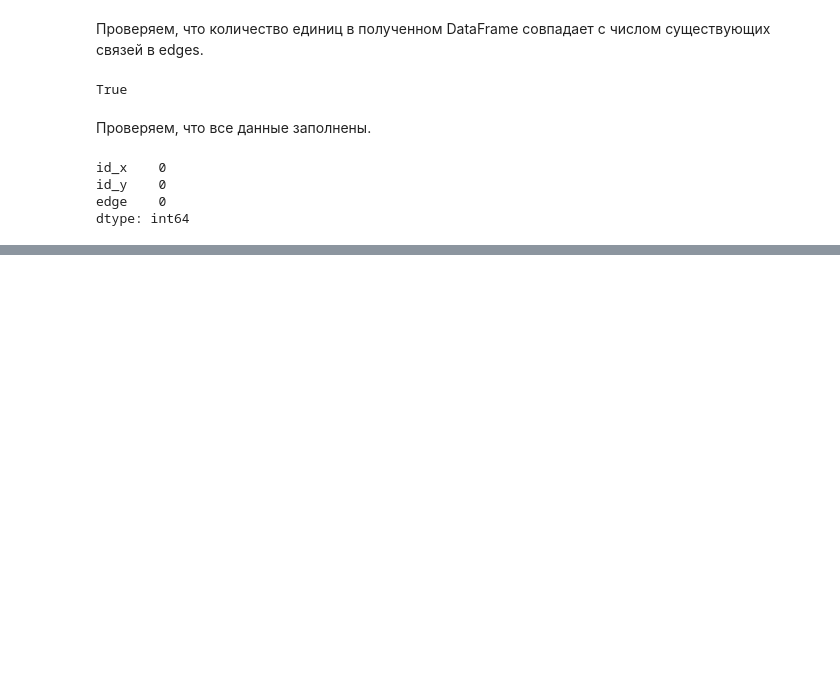
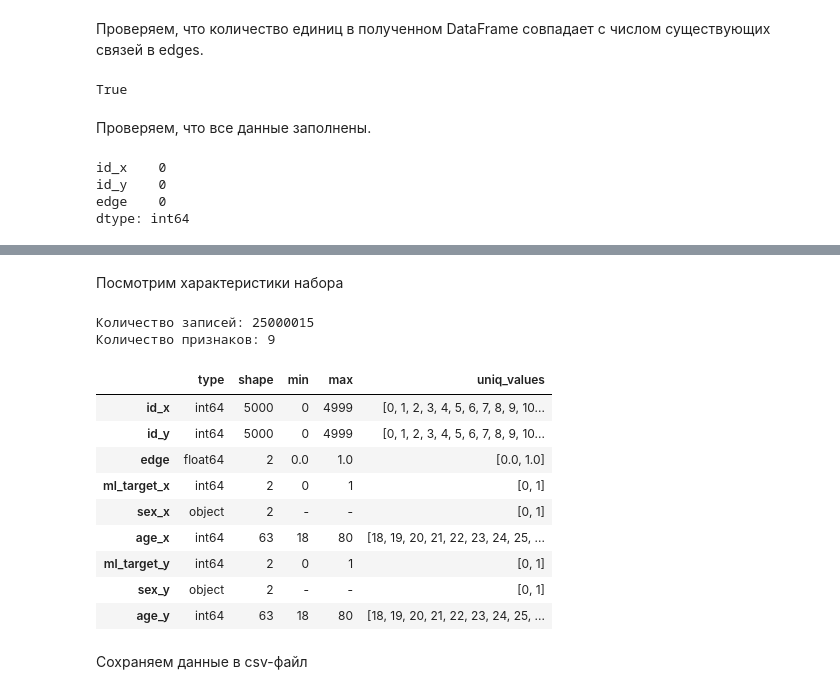
Before and after one commit to Cat-in-box/ml-social-graphs, a Jupyter notebook: git_social_graphs_data.ipynb, the cells around one changed output, grey strips where cells are left out. Saved outputs shown, nothing was run; the diff lists cells and outputs as text; code cells hidden in the pictures; blank space fills up the shorter version.

```diff
--- a/git_social_graphs_data.ipynb
+++ b/git_social_graphs_data.ipynb
@@ -27,2 +31,14 @@ edges = pd.read_csv(io.BytesIO(uploaded['musae_git_edges.csv']))
+# %%
+def scale_values(value):
+    uniq_values = sorted(value.unique())
+    shape_value = len(uniq_values)
+    if value.dtype == object:
+        min_value = "-"
+        max_value = "-"
+    else:
+        min_value = pd.Series(uniq_values).min()
+        max_value = pd.Series(uniq_values).max()
+
+    return value.dtype, shape_value, min_value, max_value, uniq_values
 # %% [markdown]
 ## **Работа с узлами** *(musae_git_target.csv)*
@@ -237,0 +354,24 @@ target.to_csv('/content/drive/My Drive/Colab Notebooks/ml_social_graphs/ml_adjac
+# %% [markdown]
+Посмотрим характеристики набора
+# %%
+print('Количество записей: {}\nКоличество признаков: {}'.format(df.shape[0], df.shape[1]))
+# %% [output]
+Количество записей: 25000015
+Количество признаков: 9
+# %%
+scale_values_df = df.apply(scale_values).transpose()
+scale_values_df.columns = ["type", "shape", "min", "max", "uniq_values"]
+scale_values_df
+# %% [output]
+|  | type | shape | min | max | uniq_values |
+| id_x | int64 | 5000 | 0 | 4999 | [0, 1, 2, 3, 4, 5, 6, 7, 8, 9, 10... |
+| id_y | int64 | 5000 | 0 | 4999 | [0, 1, 2, 3, 4, 5, 6, 7, 8, 9, 10... |
+| edge | float64 | 2 | 0.0 | 1.0 | [0.0, 1.0] |
+| ml_target_x | int64 | 2 | 0 | 1 | [0, 1] |
+| sex_x | object | 2 | - | - | [0, 1] |
+| age_x | int64 | 63 | 18 | 80 | [18, 19, 20, 21, 22, 23, 24, 25, ... |
+| ml_target_y | int64 | 2 | 0 | 1 | [0, 1] |
+| sex_y | object | 2 | - | - | [0, 1] |
+| age_y | int64 | 63 | 18 | 80 | [18, 19, 20, 21, 22, 23, 24, 25, ... |
+# %% [markdown]
+Сохраняем данные в csv-файл
```
Also changed, not shown: parts of 31 cells of this notebook.
